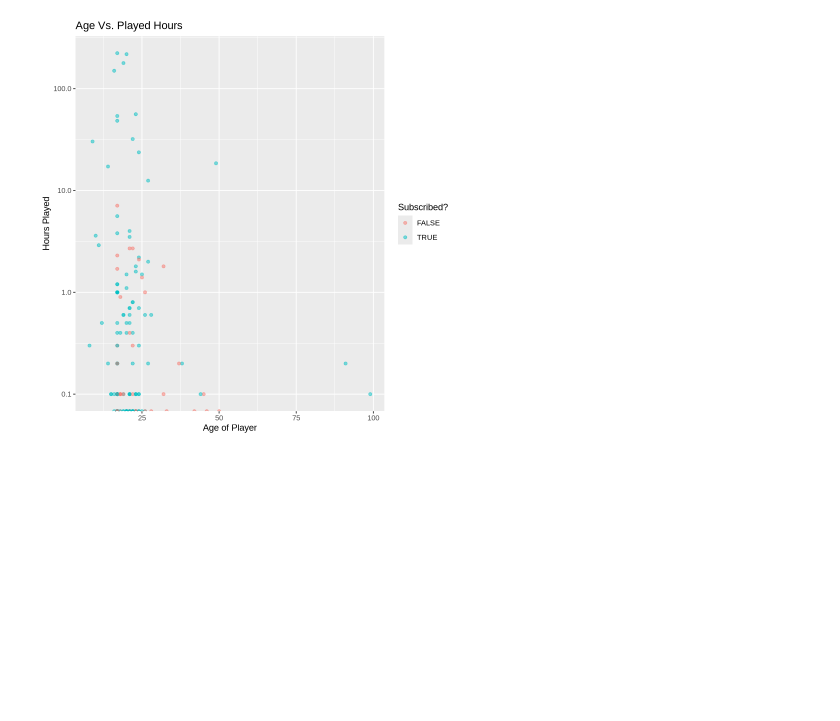
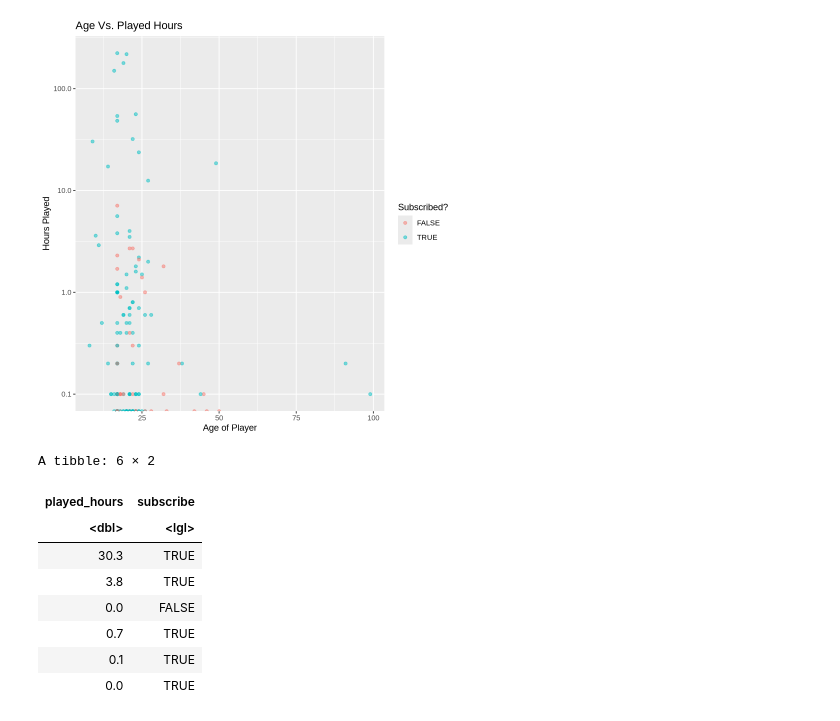
Before and after one commit to cohenp/DSCI-100-Project-004-21, a Jupyter notebook: project_final_report.ipynb, the cells around one changed output. Cells and saved outputs as stored; diff of their text form; code cells hidden in the pictures; blank space fills up the shorter version.

```diff
--- a/project_final_report.ipynb
+++ b/project_final_report.ipynb
@@ -103,3 +230,17 @@ age_vs_played_hours
 Warning message in scale_y_log10():
 “log-10 transformation introduced infinite values.”
 [figure]
+# %%
+players<- players|>
+    select(played_hours,subscribe)
+head(players)
+# %% [output]
+A tibble: 6 × 2
+| played_hours | subscribe |
+| <dbl> | <lgl> |
+| 30.3 | TRUE |
+| 3.8 | TRUE |
+| 0.0 | FALSE |
+| 0.7 | TRUE |
+| 0.1 | TRUE |
+| 0.0 | TRUE |
```
Also changed, not shown: parts of 8 cells of this notebook.
